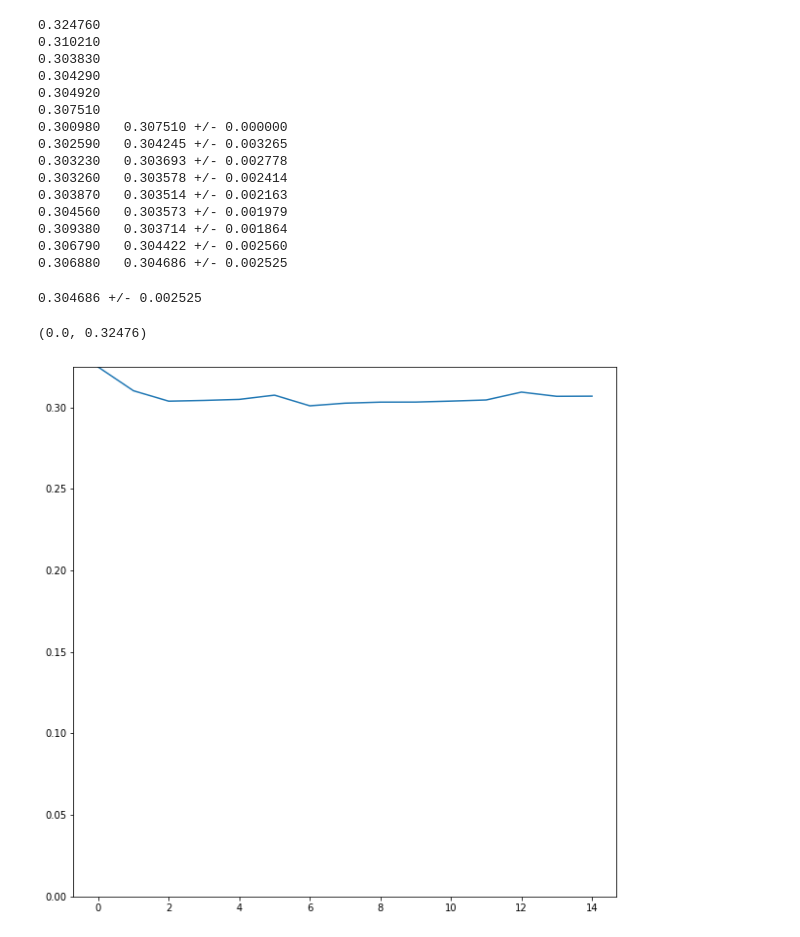
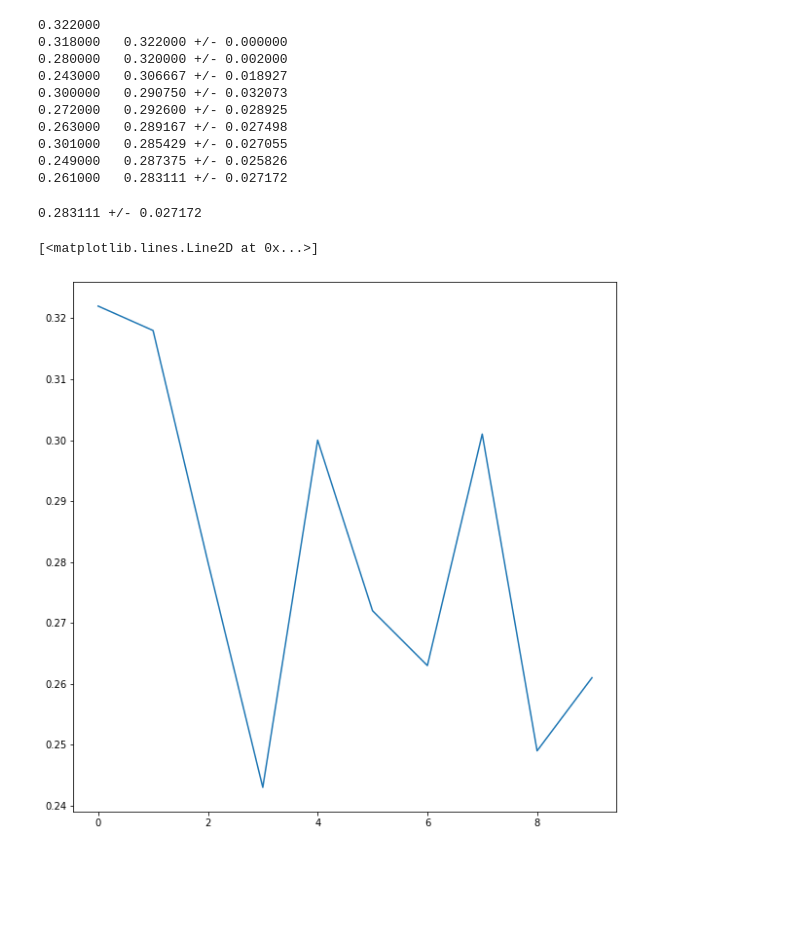
Before and after one commit to magnoxemo/mesh_amalgamation_test, a Jupyter notebook: src/main.ipynb, the cells around one changed output. Drawn from its saved outputs; the diff is of its cells as text; code cells hidden in the pictures; blank space fills up the shorter version.

```diff
--- a/src/main.ipynb
+++ b/src/main.ipynb
@@ -29,8 +29,9 @@ def sample_initial_neutrons(number_of_neutrons,source:object):
     will accept the number of neutrons and send their sampled x,y position.
     plt.figure(figsize=(10,10))
     """
-    x=np.random.uniform(-source.r,source.r,size=number_of_neutrons)*np.cos(np.random.uniform(0,np.pi*2,size=number_of_neutrons))
-    y=np.random.uniform(-source.r,source.r,size=number_of_neutrons)*np.sin(np.random.uniform(0,np.pi*2,size=number_of_neutrons))
+    x=np.random.uniform(-source.r,source.r,size=number_of_neutrons)/np.exp(np.random.uniform(0,np.pi*2,size=number_of_neutrons))
+    #y=np.random.uniform(-source.r,source.r,size=number_of_neutrons)/np.sin(np.random.uniform(0,np.pi*2,size=number_of_neutrons))-2
+    y=x
 
     return x,y
 # %%
@@ -56,7 +57,7 @@ h20=material(name='coolant',sigma_a=.05,sigma_f=0,sigma_s=0.7,nu=0)
 
 source=source(type='neutron',r=2)
 
-fuel_rad=6
+fuel_rad=5
 
 def find_mat(pos):
 
@@ -94,9 +95,9 @@ def find_surface_intersection_point(pos,pos_new):
     return x,y
 # %%
 active_batch=10
-inactive_batch=5
+inactive_batch=0
 no_of_gen_per_batch=1
-number_of_neutrons=100000
+number_of_neutrons=1000
 N=number_of_neutrons
 
 total_batch=active_batch+inactive_batch
@@ -182,10 +183,11 @@ for batch in range (active_batch+inactive_batch):
 
                         if np.random.rand()<=0.5:
                             eta=-eta
+
                         pos=pos+l*initail_dir
                         initail_dir=np.array([mu,eta])
 
-                        weight=weight*material.sigma_s
+                        #weight=weight*material.sigma_s
 
 
                         #scalar_flux[x_cell_index][y_cell_index]=scalar_flux[x_cell_index][y_cell_index]+weight
@@ -193,15 +195,15 @@ for batch in range (active_batch+inactive_batch):
                             x_cell_index=int( Nx/2+int(abs(pos[0]/dx)))
                         elif pos[0]<0 and abs (pos[0])>dx :
                             x_cell_index=int( Nx/2-int(abs(pos[0]/dx)))
-                        else:
-                            x_cell_index=0
+                        elif abs(pos[0])<dx:
+                            x_cell_index=int(Nx/2)
 
                         if pos[1]>0 and abs(pos[1])>dy:
                             y_cell_index=int( Ny/2+int(abs(pos[1]/dy)))
                         elif pos[1]<0 and abs(pos[1])>dy:
                             y_cell_index=int( Ny/2-int(abs(pos[1]/dy)))
-                        else:
-                            y_cell_index=0
+                        elif abs(pos[1])<dy:
+                            y_cell_index=int(Ny/2)
 
                         collision_counter[batch][gen][x_cell_index][y_cell_index]+=1/(dx*dy*material.sigma_t)
 
@@ -214,15 +216,15 @@ for batch in range (active_batch+inactive_batch):
                             x_cell_index=int( Nx/2+int(abs(pos[0]/dx)))
                         elif pos[0]<0 and abs (pos[0])>dx :
                             x_cell_index=int( Nx/2-int(abs(pos[0]/dx)))
-                        else:
-                            x_cell_index=0
+                        elif abs(pos[0])<dx:
+                            x_cell_index=int(Nx/2)
 
                         if pos[1]>0 and abs(pos[1])>dy:
                             y_cell_index=int( Ny/2+int(abs(pos[1]/dy)))
                         elif pos[1]<0 and abs(pos[1])>dy:
                             y_cell_index=int( Ny/2-int(abs(pos[1]/dy)))
-                        else:
-                            y_cell_index=0
+                        elif abs(pos[1])<dy:
+                            y_cell_index=int(Ny/2)
 
                         collision_counter[batch][gen][x_cell_index][y_cell_index]+=1/(dx*dy*material.sigma_t)
 
@@ -252,7 +254,7 @@ for batch in range (active_batch+inactive_batch):
                             x_cell_index=int( Nx/2+int(abs(pos[0]/dx)))
                         elif pos[0]<0 and abs (pos[0])>dx :
                             x_cell_index=int( Nx/2-int(abs(pos[0]/dx)))
-                        else:
+                        elif abs(pos[0])<dx:
                             x_cell_index=int(Nx/2)
 
 
@@ -260,7 +262,7 @@ for batch in range (active_batch+inactive_batch):
                             y_cell_index=int( Ny/2+int(abs(pos[1]/dy)))
                         elif pos[1]<0 and abs(pos[1])>dy:
                             y_cell_index=int( Ny/2-int(abs(pos[1]/dy)))
-                        else:
+                        elif  abs(pos[1])<dy:
                             y_cell_index=int(Ny/2)
 
                         collision_counter[batch][gen][x_cell_index][y_cell_index]+=1/(dx*dy*material.sigma_t)
@@ -294,33 +296,27 @@ for batch in range (active_batch+inactive_batch):
 
     scalar_flux=np.zeros_like(scalar_flux)
 # %% [output]
-0.324760
-0.310210
-0.303830
-0.304290
-0.304920
-0.307510
-0.300980   0.307510 +/- 0.000000
-0.302590   0.304245 +/- 0.003265
-0.303230   0.303693 +/- 0.002778
-0.303260   0.303578 +/- 0.002414
-0.303870   0.303514 +/- 0.002163
-0.304560   0.303573 +/- 0.001979
-0.309380   0.303714 +/- 0.001864
-0.306790   0.304422 +/- 0.002560
-0.306880   0.304686 +/- 0.002525
+0.322000
+0.318000   0.322000 +/- 0.000000
+0.280000   0.320000 +/- 0.002000
+0.243000   0.306667 +/- 0.018927
+0.300000   0.290750 +/- 0.032073
+0.272000   0.292600 +/- 0.028925
+0.263000   0.289167 +/- 0.027498
+0.301000   0.285429 +/- 0.027055
+0.249000   0.287375 +/- 0.025826
+0.261000   0.283111 +/- 0.027172
 # %%
 print('%.6f' % np.mean(k[inactive_batch:batch]),"+/-",'%.6f' % np.std(k[inactive_batch:batch]))
 # %% [output]
-0.304686 +/- 0.002525
+0.283111 +/- 0.027172
 # %%
 import matplotlib.pyplot as plt
 plt.figure(figsize=(10,10))
 plt.plot(k)
-plt.ylim(0,max(k))
 # %% [output]
-(0.0, 0.32476)
+[<matplotlib.lines.Line2D at 0x...>]
-[figure, old version]
+[figure, new version]
 # %%
 import matplotlib.cm as cm
 plt.figure(figsize=(10,10))
```
Also changed, not shown: parts of 5 cells of this notebook, 5 other files.
